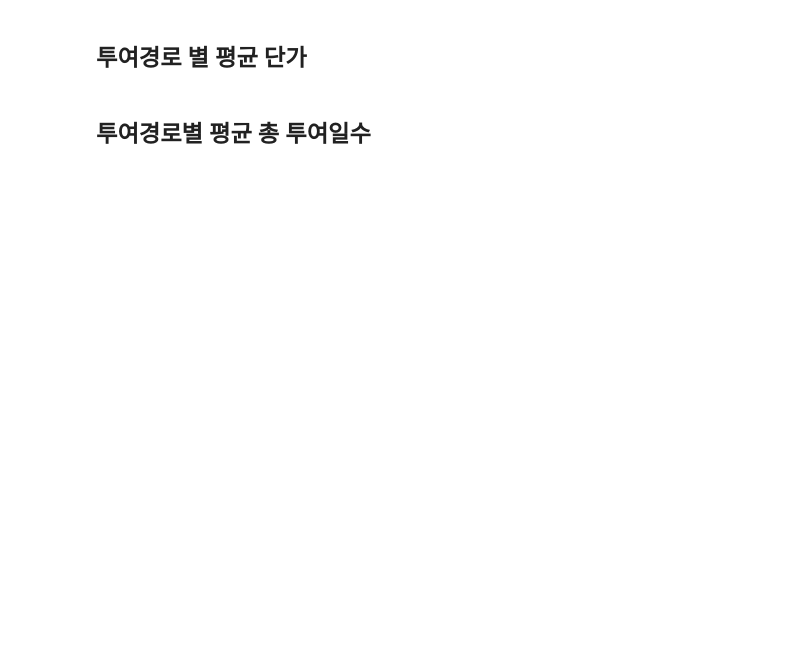
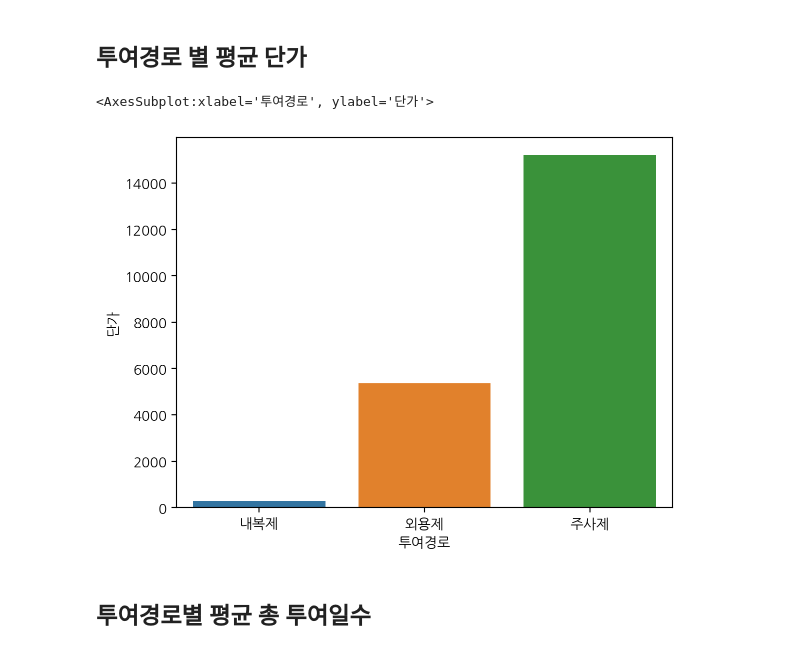
Before and after one commit to wumusill/AI_School, a Jupyter notebook: TP2/Medical/python0307.ipynb, the cells around one changed output. Cells and saved outputs as stored; diff of their text form; code cells hidden in the pictures; blank space fills up the shorter version.

```diff
--- a/TP2/Medical/python0307.ipynb
+++ b/TP2/Medical/python0307.ipynb
@@ -681,4 +670,9 @@ pd.pivot_table(df, index='연령대', columns='성별', values='금액', aggfunc
 # %% [markdown]
 ## 투여경로 별 평균 단가
+# %%
+sns.barplot(data=df, x="투여경로", y="단가", errorbar=None)
+# %% [output]
+<AxesSubplot:xlabel='투여경로', ylabel='단가'>
+[figure, added]
 # %% [markdown]
 ## 투여경로별 평균 총 투여일수
```
Also changed, not shown: parts of 16 cells of this notebook, 8 other files.
